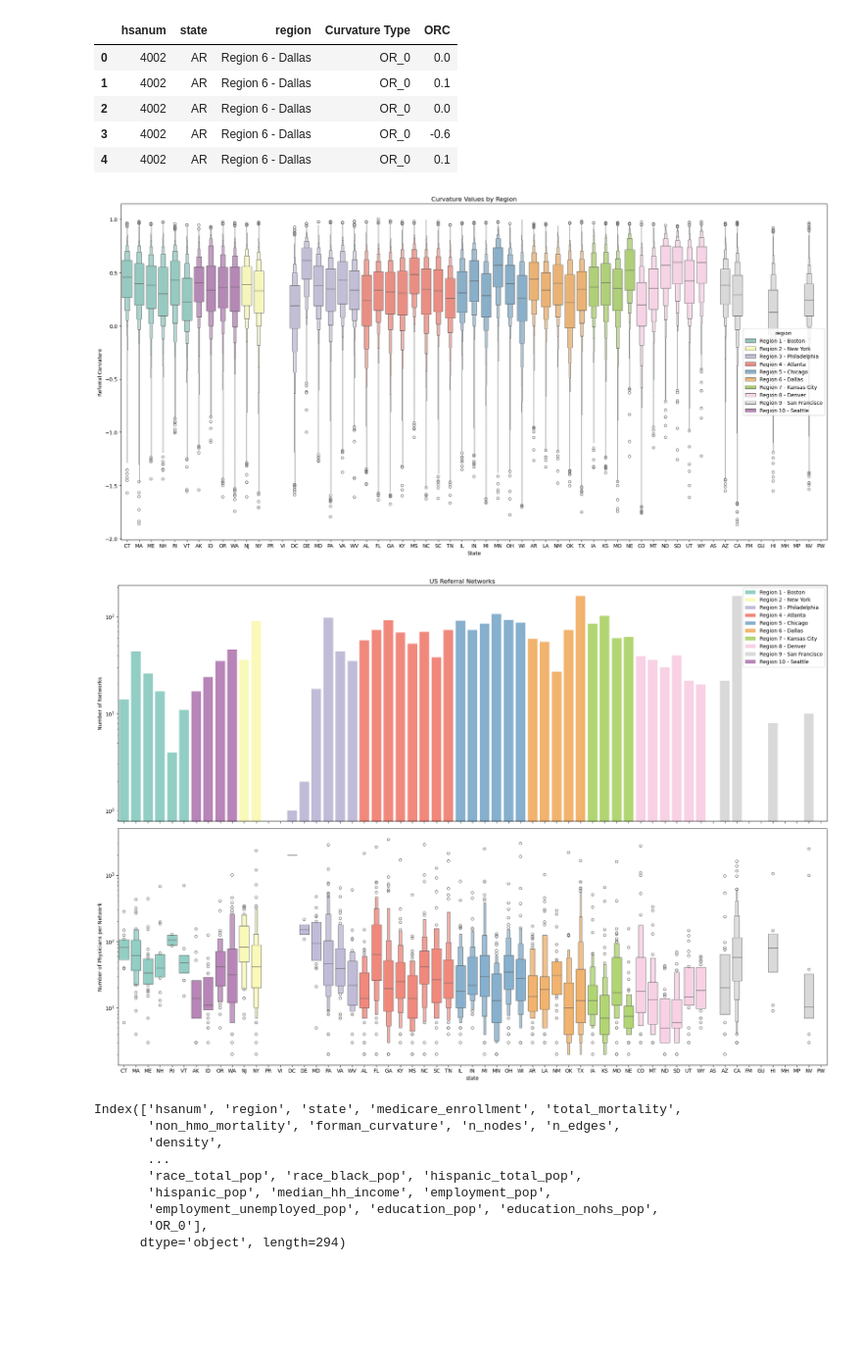
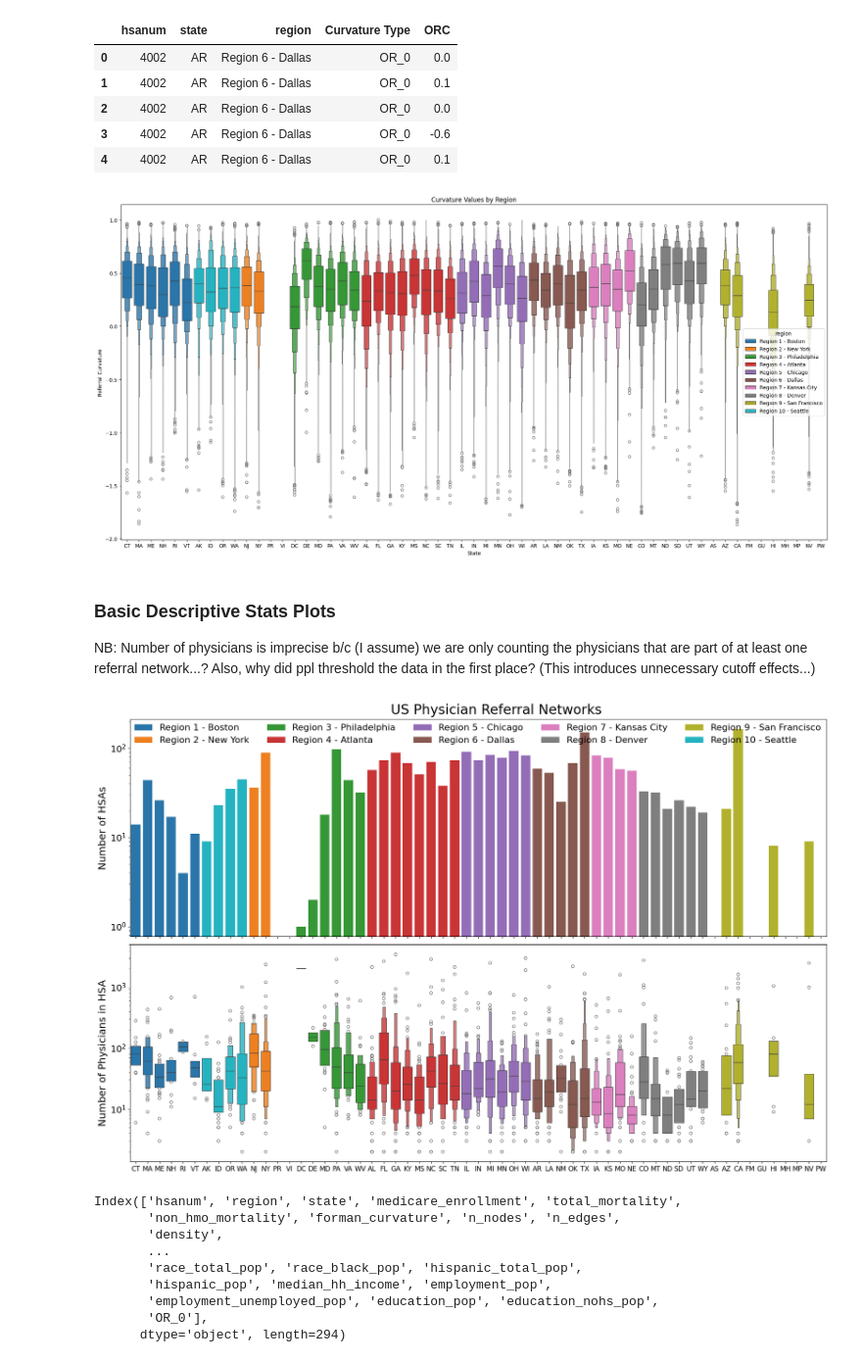
Before and after one commit to aidos-lab/apparent, a Jupyter notebook: notebooks/visualization.ipynb, the cells around one changed output. Shown at 98% size. Drawn from its saved outputs; the diff is of its cells as text; code cells hidden in the pictures; blank space fills up the shorter version.

Commit message:
descriptive stats plot

```diff
--- a/notebooks/visualization.ipynb
+++ b/notebooks/visualization.ipynb
@@ -290,39 +292,47 @@ region_order = df["region"].unique()
 region_numbers = [int(region.split(' - ')[0].split(' ')[-1]) for region in region_order]
 sorted_regions_array = [region for _, region in sorted(zip(region_numbers, region_order))]
 # %%
-plt.figure(figsize=(20, 10))
-sns.boxenplot(x='state', y='ORC', hue="region", data=melted_df, palette="Set3",hue_order=sorted_regions_array,order=ordered_states,)
+fig, ax = plt.subplots(1,1,figsize=(20, 10))
+sns.boxenplot(x='state', y='ORC', hue="region", data=melted_df, palette=[cmap(idx/len(sorted_regions)) for idx in range(len(sorted_regions))],
+              hue_order=sorted_regions_array,order=ordered_states,saturation=0.85,
+              ax=ax)
 plt.title('Curvature Values by Region')
 plt.xlabel('State')
 plt.ylabel('Referral Curvature')
 plt.tight_layout()
-plt.show()
 # %% [output]
-[figure, old version]
+[figure, new version]
+# %% [markdown]
+### Basic Descriptive Stats Plots
+NB: Number of physicians is imprecise b/c (I assume) we are only counting the physicians that are part of at least one referral network...?
+Also, why did ppl threshold the data in the first place? (This introduces unnecessary cutoff effects...)
 # %%
 # Set up the figure with subplots
-fig, (ax1, ax2) = plt.subplots(2, 1, figsize=(20, 14), sharex=True)
+fig, (ax1, ax2) = plt.subplots(2, 1, figsize=(20, 12), sharex=True)
 
 # Plot 1: Countplot
-sns.countplot(data=df, x="state", hue="region", hue_order=sorted_regions_array, order=ordered_states, palette="Set3", saturation=0.85, ax=ax1,)
-ax1.set_ylabel('Number of Networks')
+sns.countplot(data=df, x="state", hue="region", hue_order=sorted_regions_array, order=ordered_states, palette="tab10", saturation=0.85, ax=ax1,)
+ax1.set_ylabel('Number of HSAs', fontsize=labelsize)
 ax1.set_yscale('log')
-ax1.legend(loc='upper right')  #
+ax1.legend(loc='upper left', ncols=5, fontsize=ticksize, frameon=False, borderaxespad=0.1)
+ax1.set_yticklabels(ax1.get_yticklabels(), fontsize=ticksize)
 
 # Plot 2: Boxenplot
-sns.boxenplot(data=df, x="state", y="n_nodes", hue="region", hue_order=sorted_regions_array, order=ordered_states, palette="Set3", saturation=0.85, log_scale=True, ax=ax2)
-ax2.set_ylabel('Number of Physicians per Network')
-ax2.legend(loc='upper right')
-ax2.get_legend().remove()
+sns.boxenplot(data=df, x="state", y="n_nodes", hue="region", hue_order=sorted_regions_array, order=ordered_states, palette="tab10", saturation=0.85,
+              log_scale=True, ax=ax2, legend=False)
+ax2.set_ylabel('Number of Physicians in HSA', fontsize=labelsize)
+ax2.set_xlabel("")
+ax2.set_xticklabels(ordered_states, fontsize=ticksize - 4)
+ax2.set_yticklabels(ax2.get_yticklabels(), fontsize=ticksize)
+#ax2.legend(loc='upper right', ncols=5)
+#ax2.get_legend().remove()
 
-plt.suptitle("US Referral Networks")
+plt.suptitle("US Physician Referral Networks", fontsize=labelsize + 6)
 # Adjust layout
 plt.tight_layout()
-
-# Show plot
-plt.show()
+plt.savefig(f"../figures/basic-descriptive-statistics.pdf", bbox_inches="tight", transparent=True)
 # %% [output]
-[figure, old version]
+[figure, new version]
 # %%
 df.columns
 # %% [output]
```
Also changed, not shown: parts of 2 cells of this notebook, 2 other files.
